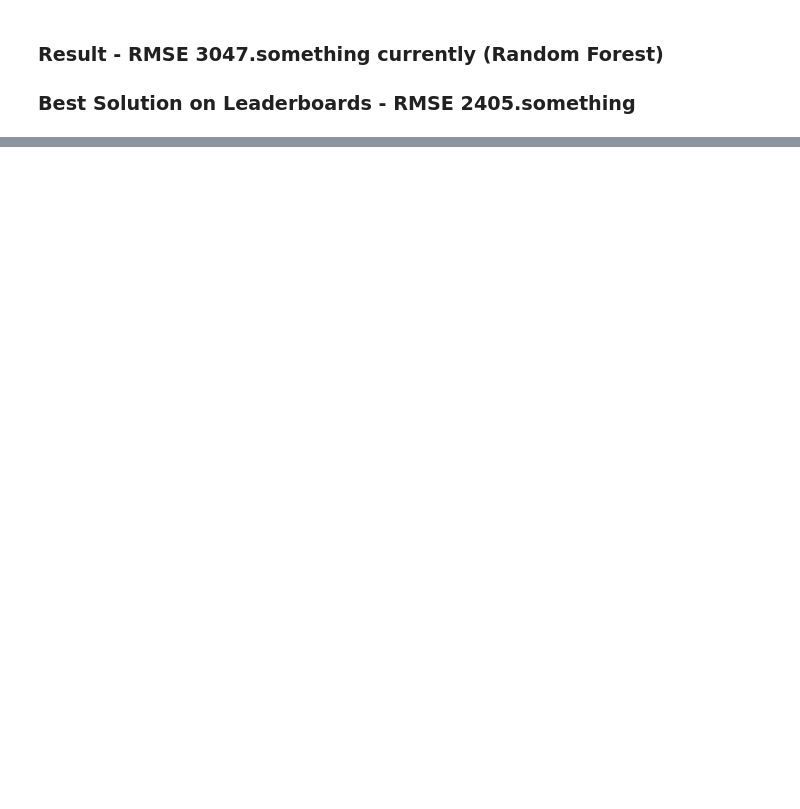
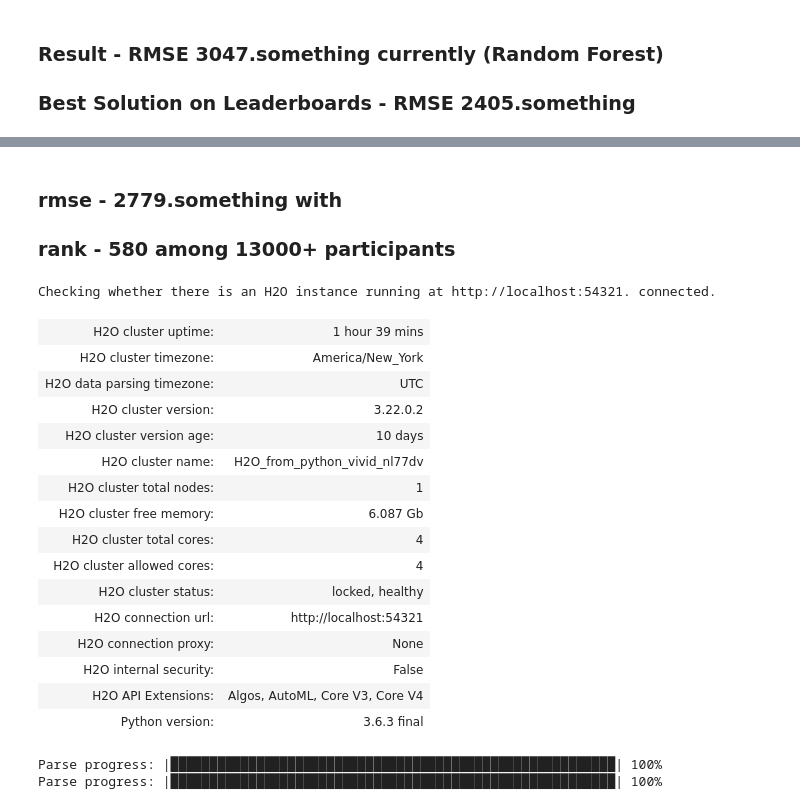
Before and after one commit to naomimachado/CS6220-Black-Friday-Sales-Prediction-Project, a Jupyter notebook: BlackFridayDeals.ipynb, the cells around one changed output, grey strips where cells are left out. Cells and saved outputs as stored; diff of their text form; code cells hidden in the pictures; blank space fills up the shorter version.

```diff
--- a/BlackFridayDeals.ipynb
+++ b/BlackFridayDeals.ipynb
@@ -535,0 +729,33 @@ finalsolution.to_csv('finalsolution_RandomForest.csv')
+# %% [markdown]
+### rmse - 2779.something with
+### rank - 580 among 13000+ participants
+# %%
+import h2o
+
+# Number of threads, nthreads = -1, means use all cores on your machine
+# max_mem_size is the maximum memory (in GB) to allocate to H2O
+h2o.init(nthreads = -1, max_mem_size = 16)
+# %% [output]
+Checking whether there is an H2O instance running at http://localhost:54321. connected.
+| H2O cluster uptime: | 1 hour 39 mins |
+| H2O cluster timezone: | America/New_York |
+| H2O data parsing timezone: | UTC |
+| H2O cluster version: | 3.22.0.2 |
+| H2O cluster version age: | 10 days |
+| H2O cluster name: | H2O_from_python_vivid_nl77dv |
+| H2O cluster total nodes: | 1 |
+| H2O cluster free memory: | 6.087 Gb |
+| H2O cluster total cores: | 4 |
+| H2O cluster allowed cores: | 4 |
+| H2O cluster status: | locked, healthy |
+| H2O connection url: | http://localhost:54321 |
+| H2O connection proxy: | None |
+| H2O internal security: | False |
+| H2O API Extensions: | Algos, AutoML, Core V3, Core V4 |
+| Python version: | 3.6.3 final |
+# %%
+train = h2o.import_file("BlackFridayTrainNew.csv")
+test = h2o.import_file("BlackFridayTestNew.csv")
+# %% [output]
+Parse progress: |█████████████████████████████████████████████████████████| 100%
+Parse progress: |█████████████████████████████████████████████████████████| 100%
```
Also changed, not shown: parts of 103 cells of this notebook.
